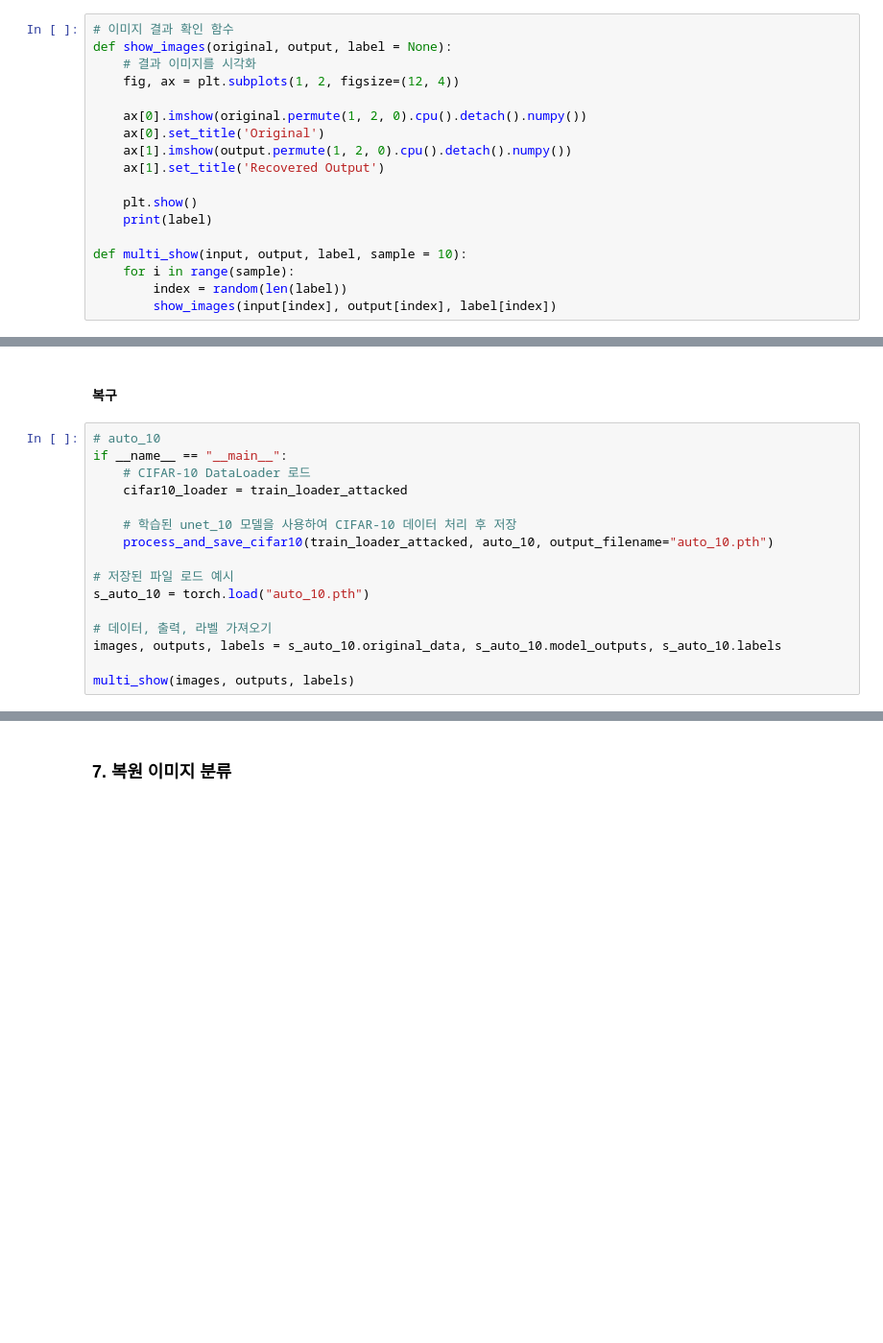
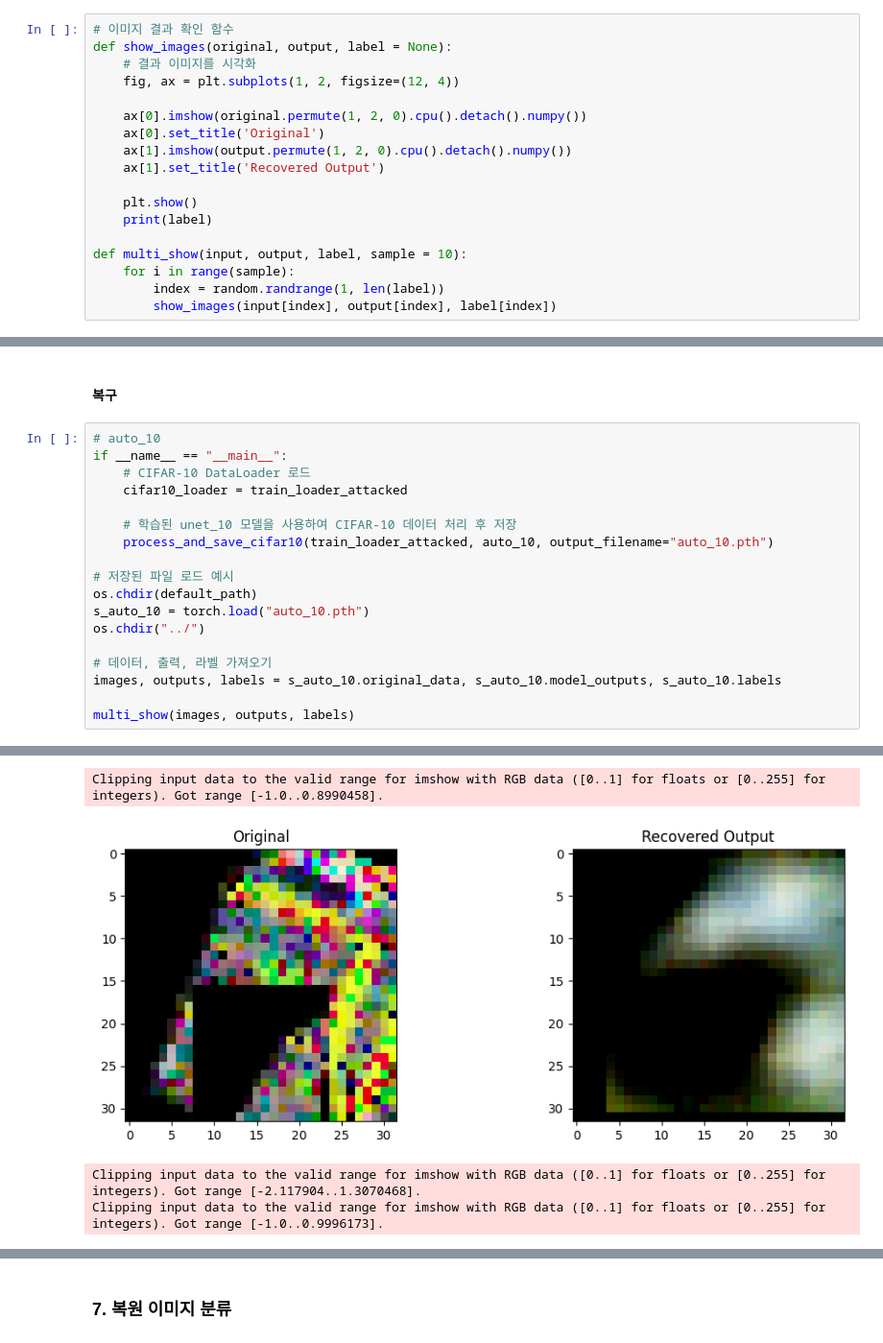
Before and after one commit to Eaton-Ra1000/capstone_2, a Jupyter notebook: Main.ipynb, the cells around one changed output, grey strips where cells are left out. Shown: that part at 96% size. Saved outputs shown, nothing was run; the diff lists cells and outputs as text; blank space fills up the shorter version.

```diff
--- a/Main.ipynb
+++ b/Main.ipynb
@@ -920,7 +963,7 @@ def show_images(original, output, label = None):
 
 def multi_show(input, output, label, sample = 10):
     for i in range(sample):
-        index = random(len(label))
+        index = random.randrange(1, len(label))
         show_images(input[index], output[index], label[index])
 # %% [markdown]
 #### 6.3 중독된 데이터 복구 적용
@@ -987,9 +1030,12 @@ if __name__ == "__main__":
     process_and_save_cifar10(train_loader_attacked, auto_10, output_filename="auto_10.pth")
 
 # 저장된 파일 로드 예시
+os.chdir(default_path)
 s_auto_10 = torch.load("auto_10.pth")
+os.chdir("../")
 
 # 데이터, 출력, 라벨 가져오기
 images, outputs, labels = s_auto_10.original_data, s_auto_10.model_outputs, s_auto_10.labels
 
 multi_show(images, outputs, labels)
+# %% [output]
@@ -995,0 +1044,4 @@ multi_show(images, outputs, labels)
+Clipping input data to the valid range for imshow with RGB data ([0..1] for floats or [0..255] for integers). Got range [-1.0..0.8990458].
+[figure, added]
+Clipping input data to the valid range for imshow with RGB data ([0..1] for floats or [0..255] for integers). Got range [-2.117904..1.3070468].
+Clipping input data to the valid range for imshow with RGB data ([0..1] for floats or [0..255] for integers). Got range [-1.0..0.9996173].
```
Also changed, not shown: parts of 28 cells of this notebook.
